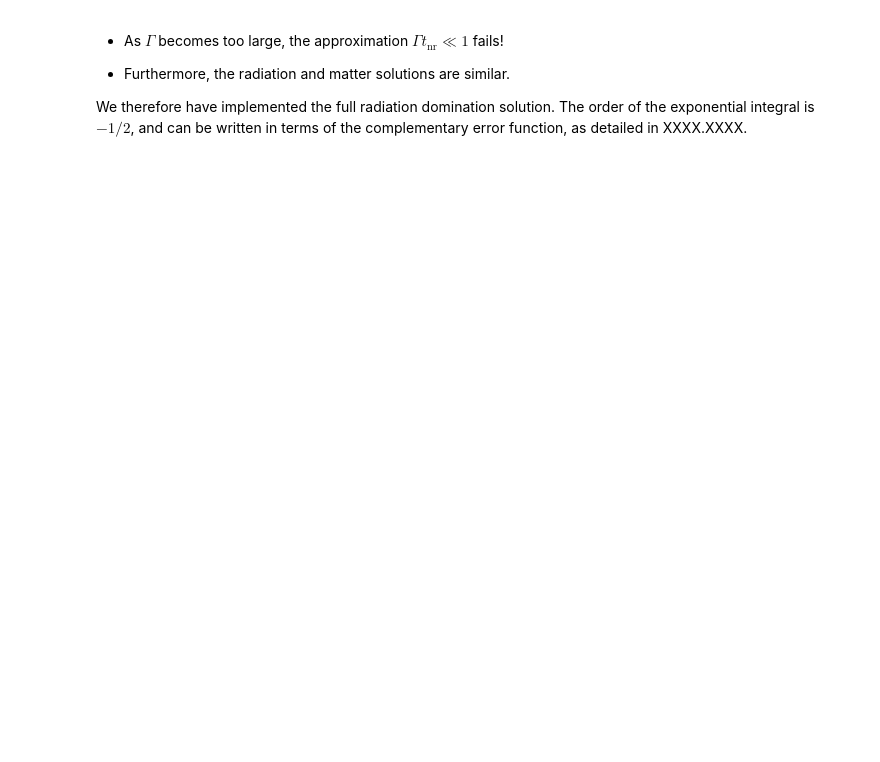
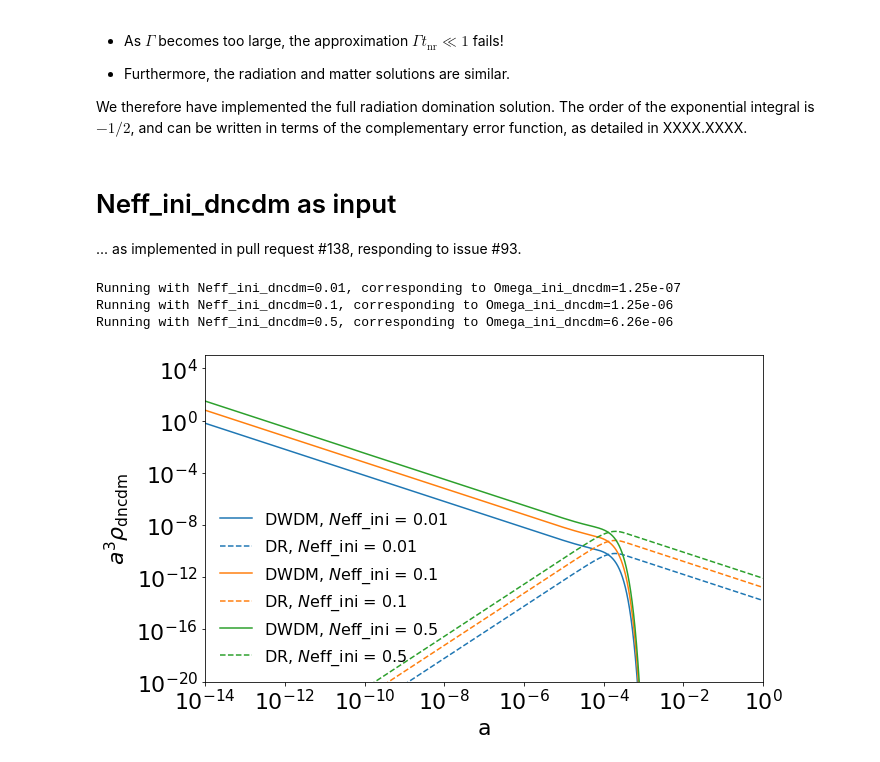
Before and after one commit to AarhusCosmology/CLASSpp_public, a Jupyter notebook: notebooks/127-ncdmdr-background-no-inv-no-qs.ipynb, the cells around one changed output. Drawn from its saved outputs; the diff is of its cells as text; code cells hidden in the pictures; blank space fills up the shorter version.

```diff
--- a/notebooks/127-ncdmdr-background-no-inv-no-qs.ipynb
+++ b/notebooks/127-ncdmdr-background-no-inv-no-qs.ipynb
@@ -317,3 +303,45 @@ plt.legend(frameon=False, loc='lower left', fontsize=16);
 * Furthermore, the radiation and matter solutions are similar.
 
 We therefore have implemented the full radiation domination solution. The order of the exponential integral is $-1/2$, and can be written in terms of the complementary error function, as detailed in XXXX.XXXX.
+# %% [markdown]
+# Neff_ini_dncdm as input
+... as implemented in pull request #138, responding to issue #93.
+# %%
+Neff_list = [0.01, 0.1, 0.5]
+Omega_g = 2.47298e-5/0.67/0.67
+
+def Neff_to_Omega_ini(Neff):
+    return Neff*7/8*(4/11)**(4/3)*Omega_g
+
+cosmology = {
+    'YHe'               : 0.24,
+    'Omega_g'           : Omega_g,
+    'N_ncdm_decay_dr'   : 1,
+    'background_method' : 0,
+    'quadrature_strategy_ncdm_decay_dr': 3,
+    'N_momentum_bins_ncdm_decay_dr'    : 20,
+    'Gamma_ncdm_decay_dr'              : 1e+8,
+    'm_ncdm_decay_dr'                  : 10
+}
+
+class_neff = []
+for Neff in Neff_list:
+    print(f"Running with Neff_ini_dncdm={Neff:.3}, corresponding to Omega_ini_dncdm={Neff_to_Omega_ini(Neff):.3}")
+    class_neff.append(Class(cosmology | {'Neff_ini_dncdm': Neff}).compute())
+# %% [output]
+Running with Neff_ini_dncdm=0.01, corresponding to Omega_ini_dncdm=1.25e-07
+Running with Neff_ini_dncdm=0.1, corresponding to Omega_ini_dncdm=1.25e-06
+Running with Neff_ini_dncdm=0.5, corresponding to Omega_ini_dncdm=6.26e-06
+# %%
+plt.figure(figsize=(10,6))
+plt.xlabel('a'); plt.ylabel('$a^3 \\rho_{\\mathrm{dncdm}}$')
+plt.xscale('log'); plt.yscale('log')
+for idx, cl in enumerate(class_neff):
+    bg = cl.get_background()
+    alist = 1/(bg['z'] + 1)
+    plt.plot(alist, alist**3*bg['(.)rho_ncdm[0]'], '-', color=f'C{idx}', label=f"DWDM, $N$eff_ini = {Neff_list[idx]}")
+    plt.plot(alist, alist**3*bg['(.)rho_dr[0]'], '--', color=f'C{idx}', label=f"DR, $N$eff_ini = {Neff_list[idx]}")
+plt.xlim([min(alist), 1.0]); plt.ylim([1e-20, 1e+5])
+plt.legend(frameon=False, loc='lower left', fontsize=16);
+# %% [output]
+[figure, added]
```
Also changed, not shown: parts of 6 cells of this notebook, 3 other files.
